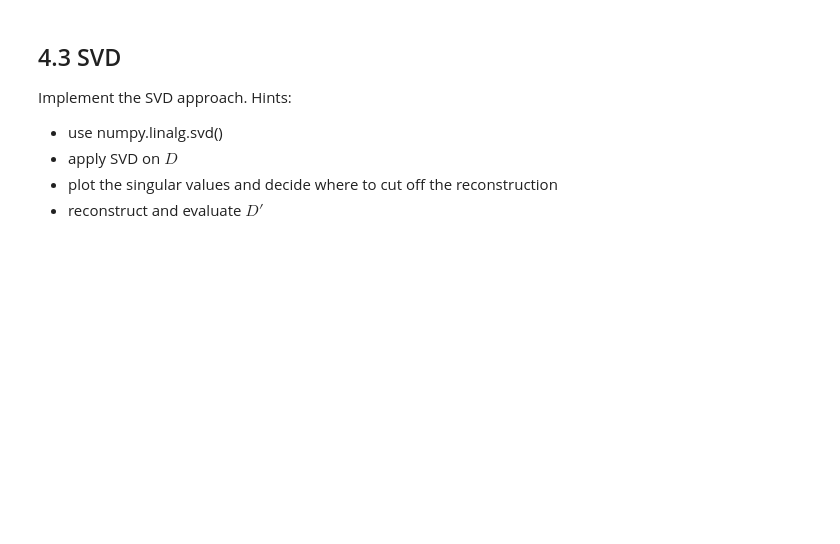
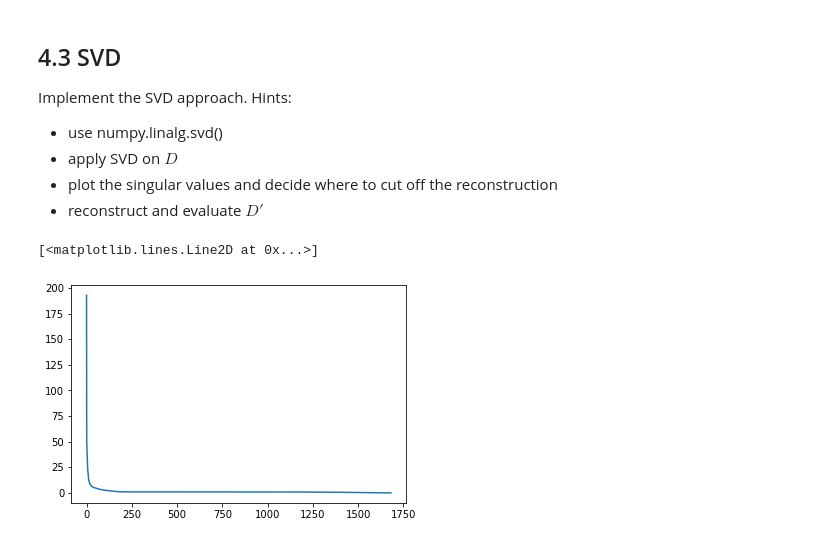
Before and after one commit to Elsasser67/DataScience21, a Jupyter notebook: Block_2/Assignments/Assignment_2_recommender.ipynb, the cells around one changed output. Cells and saved outputs as stored; diff of their text form; code cells hidden in the pictures; blank space fills up the shorter version.

```diff
--- a/Block_2/Assignments/Assignment_2_recommender.ipynb
+++ b/Block_2/Assignments/Assignment_2_recommender.ipynb
@@ -106,3 +235,10 @@ Implement the SVD approach. Hints:
 * apply SVD on $D$
 * plot the singular values and decide where to cut off the reconstruction
 * reconstruct and evaluate $D'$
+# %%
+U_SVD, D_SVD, V_SVD = np.linalg.svd(D, full_matrices = False)
+# %%
+plt.plot(D_SVD)
+# %% [output]
+[<matplotlib.lines.Line2D at 0x...>]
+[figure, added]
```
Also changed, not shown: parts of 33 cells of this notebook.
